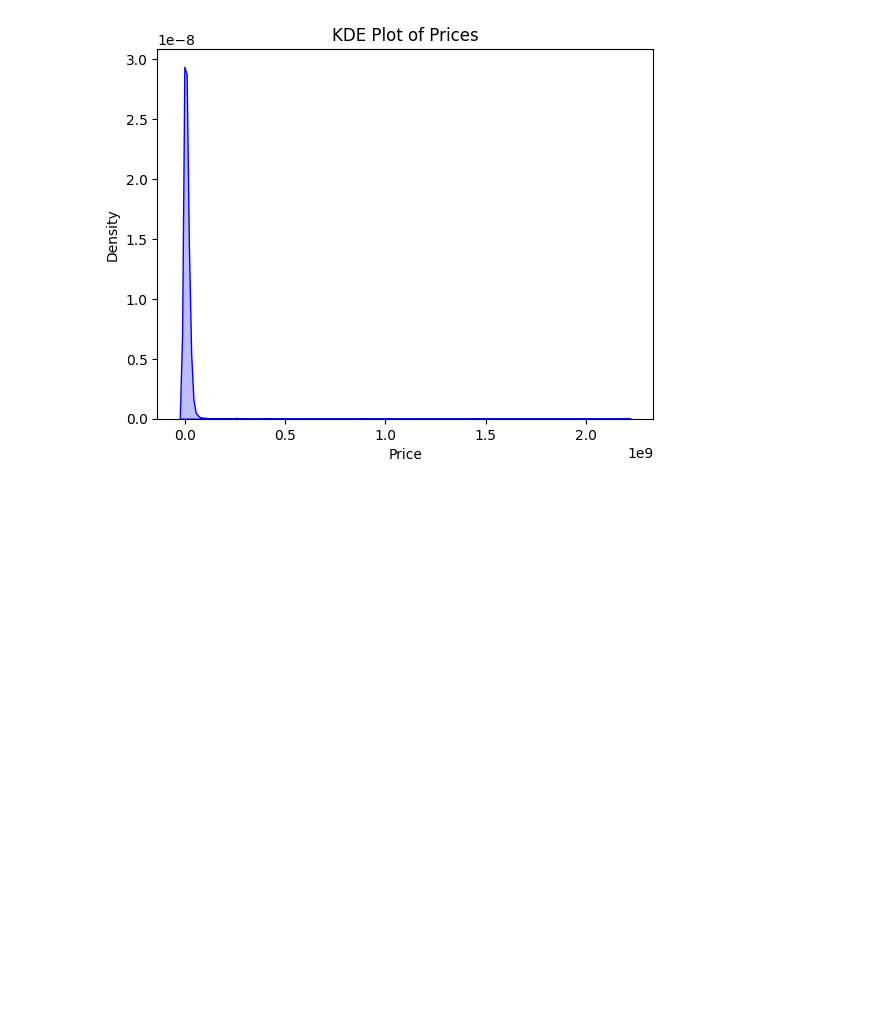
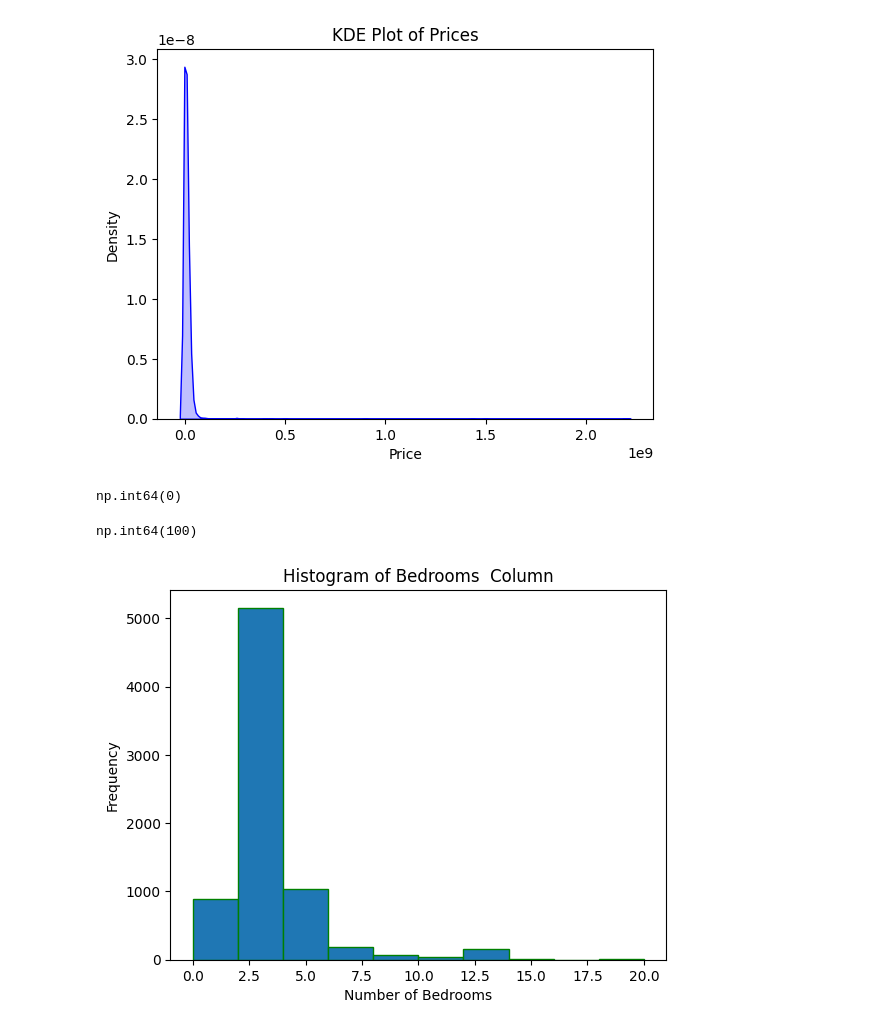
Before and after one commit to RevoEstate/PricePrediction, a Jupyter notebook: 1preprocessing.ipynb, the cells around one changed output. Drawn from its saved outputs; the diff is of its cells as text; code cells hidden in the pictures; blank space fills up the shorter version.

```diff
--- a/1preprocessing.ipynb
+++ b/1preprocessing.ipynb
@@ -65,3 +65,24 @@ plt.ylabel('Density')
 plt.show()
 # %% [output]
 [figure]
+# %%
+# dataset["Price"]=dataset["Price"].fillna(dataset["Price"].median())
+dataset["Price"].isnull().sum()
+# %% [output]
+np.int64(0)
+# %%
+dataset["Bedrooms"].isnull().sum()
+# %% [output]
+np.int64(100)
+# %%
+#Bedrooms Histogram
+import matplotlib.pyplot as plt
+import pandas as pd
+price_column=dataset["Bedrooms"]
+plt.hist(price_column, bins=10, edgecolor='green')
+plt.title('Histogram of Bedrooms  Column')
+plt.xlabel('Number of Bedrooms')
+plt.ylabel('Frequency')
+plt.show()
+# %% [output]
+[figure, added]
```
Also changed, not shown: parts of 35 cells of this notebook, 1 other file.
